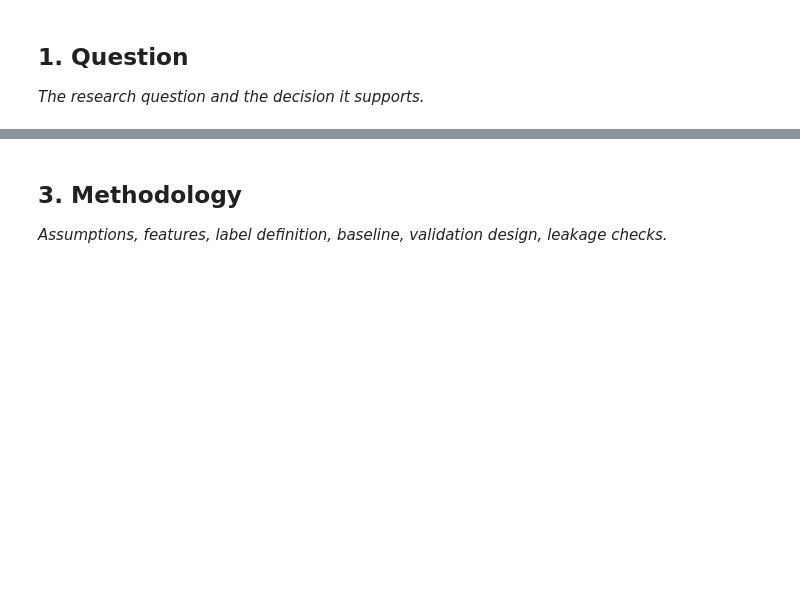
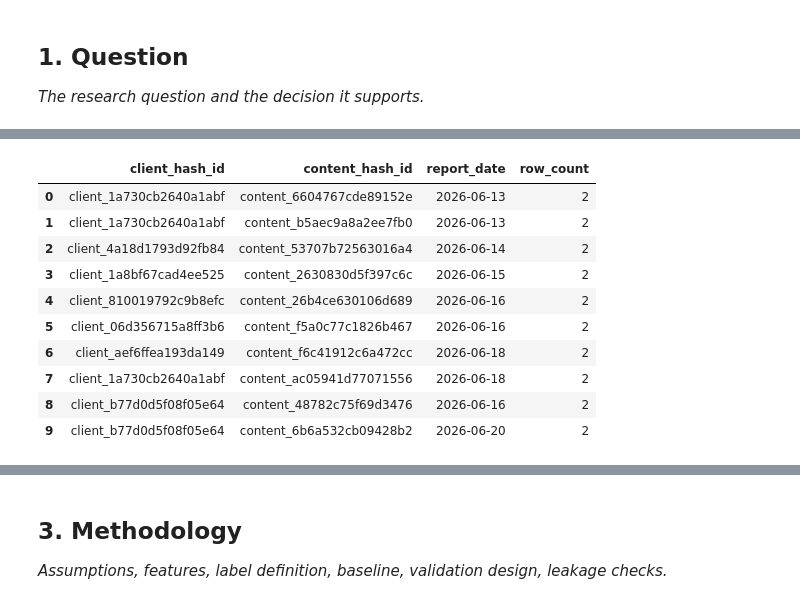
Before and after one commit to akulvibhore/flyrank-ml-internship-, a Jupyter notebook: work/notebooks/capstone.ipynb, the cells around one changed output, grey strips where cells are left out. Saved outputs shown, nothing was run; the diff lists cells and outputs as text; code cells hidden in the pictures; blank space fills up the shorter version.

```diff
--- a/work/notebooks/capstone.ipynb
+++ b/work/notebooks/capstone.ipynb
@@ -16,0 +259,31 @@ This skeleton is yours to fill. Work the sections **in order** — each one has
+# %%
+grain_check = con.sql(f"""
+SELECT
+    client_hash_id,
+    content_hash_id,
+    report_date,
+    COUNT(*) AS row_count
+FROM read_parquet(
+    '{daily_path}'
+)
+GROUP BY
+    client_hash_id,
+    content_hash_id,
+    report_date
+HAVING COUNT(*) > 1
+LIMIT 10
+""").df()
+
+display(grain_check)
+# %% [output]
+|  | client_hash_id | content_hash_id | report_date | row_count |
+| 0 | client_1a730cb2640a1abf | content_6604767cde89152e | 2026-06-13 | 2 |
+| 1 | client_1a730cb2640a1abf | content_b5aec9a8a2ee7fb0 | 2026-06-13 | 2 |
+| 2 | client_4a18d1793d92fb84 | content_53707b72563016a4 | 2026-06-14 | 2 |
+| 3 | client_1a8bf67cad4ee525 | content_2630830d5f397c6c | 2026-06-15 | 2 |
+| 4 | client_810019792c9b8efc | content_26b4ce630106d689 | 2026-06-16 | 2 |
+| 5 | client_06d356715a8ff3b6 | content_f5a0c77c1826b467 | 2026-06-16 | 2 |
+| 6 | client_aef6ffea193da149 | content_f6c41912c6a472cc | 2026-06-18 | 2 |
+| 7 | client_1a730cb2640a1abf | content_ac05941d77071556 | 2026-06-18 | 2 |
+| 8 | client_b77d0d5f08f05e64 | content_48782c75f69d3476 | 2026-06-16 | 2 |
+| 9 | client_b77d0d5f08f05e64 | content_6b6a532cb09428b2 | 2026-06-20 | 2 |
```
Also changed, not shown: parts of 21 cells of this notebook.
